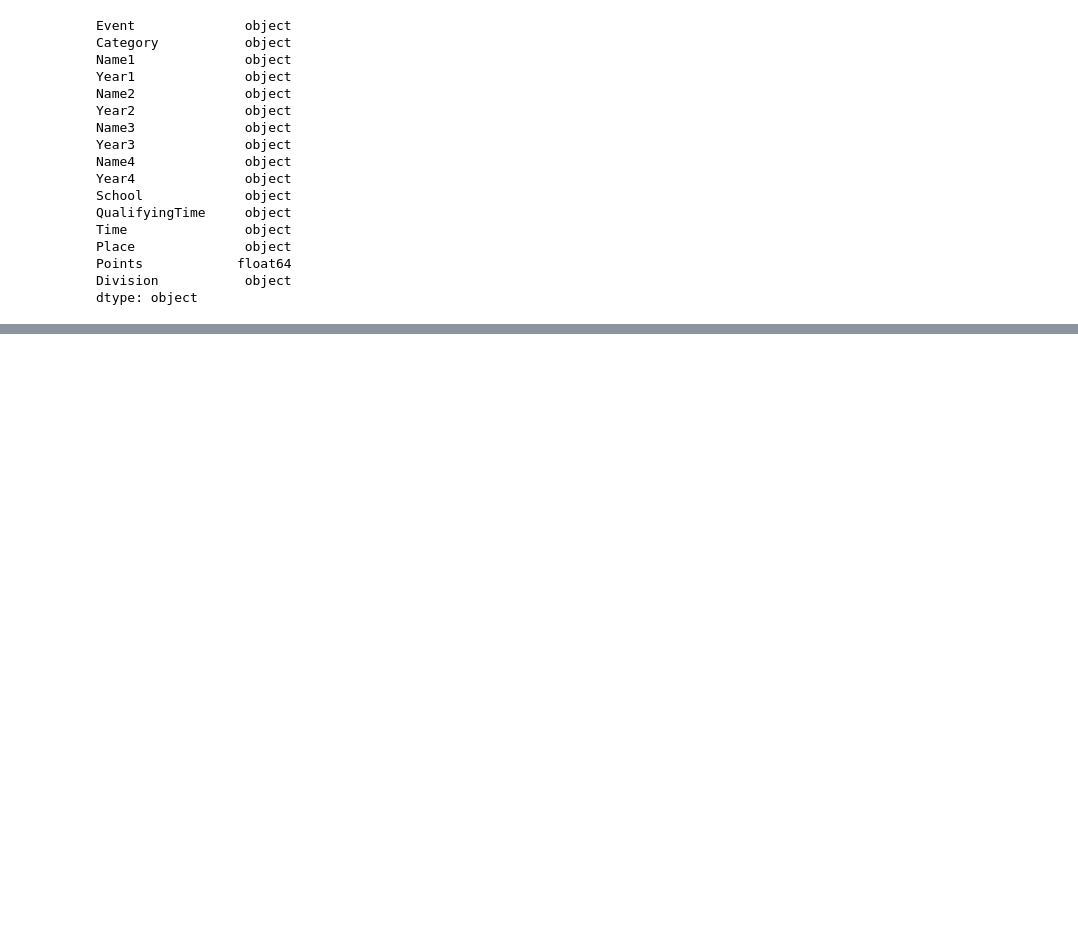
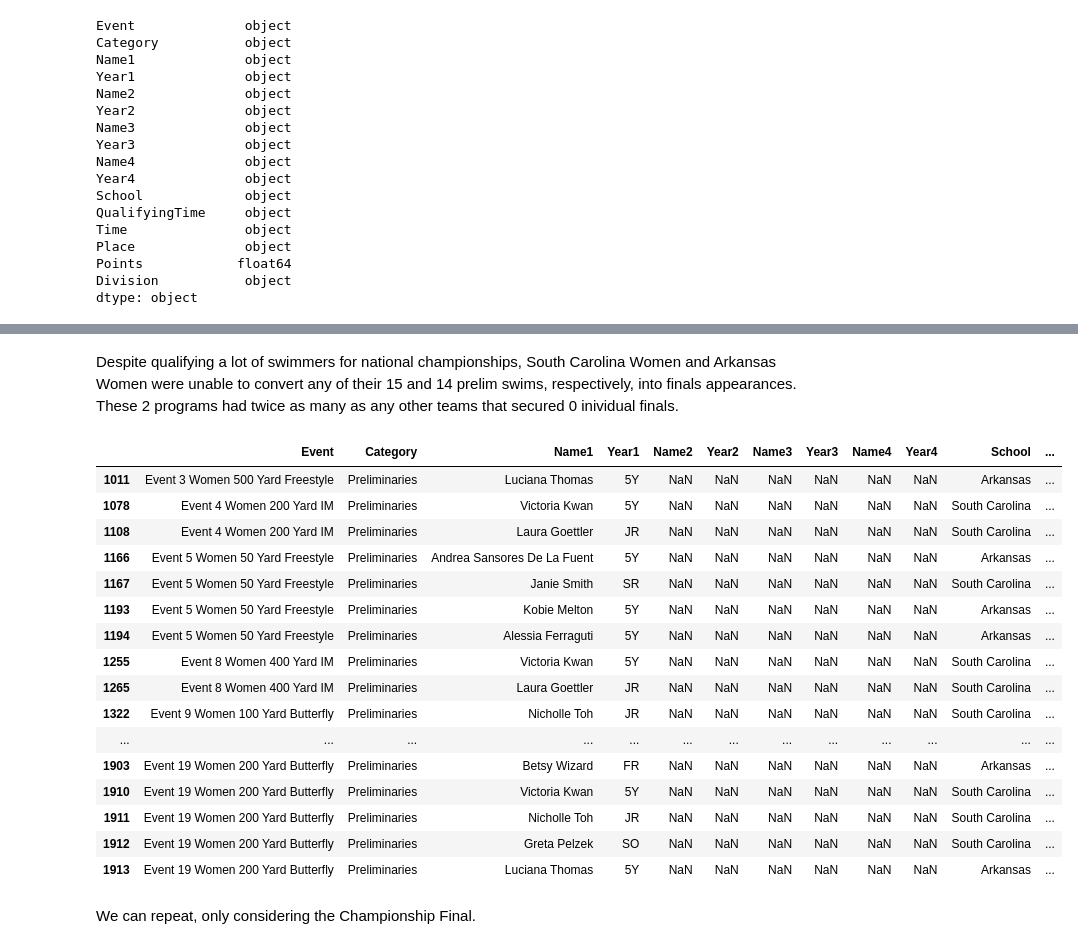
Before and after one commit to sheplock/SwimmingResults, a Jupyter notebook: analyze_NCAA2023.ipynb, the cells around one changed output, grey strips where cells are left out. Saved outputs shown, nothing was run; the diff lists cells and outputs as text; code cells hidden in the pictures; blank space fills up the shorter version.

```diff
--- a/analyze_NCAA2023.ipynb
+++ b/analyze_NCAA2023.ipynb
@@ -144,0 +231,12 @@ dfResults[(dfResults.Time=='DQ') | (dfResults.Time=='DFS')].head(50)
+# %%
+# Want to use datetime for the times, but there are some with minute values and some without
+# This will convert all times with minutes, then any that don't work will be converted as seconds
+# There are entries for DQs and DFSs that will be coerced into NaT.
+# The default is for the date to be Jan. 1, 1900, which I will leave as is. I'll only worry about
+# differences in the time pieces anyway and I can use a label to differentiate meets rather than their
+# dates anyway if I need to compare multiple meets (plus the meets are multi-day so it just becomes complicated)
+dfResults.Time = pd.to_datetime(dfResults.Time, format='%M:%S.%f', errors='coerce').fillna(
+                pd.to_datetime(dfResults.Time, format='%S.%f', errors='coerce'))
+dfResults.QualifyingTime = pd.to_datetime(dfResults.QualifyingTime, format='%M:%S.%f', errors='coerce').fillna(
+                pd.to_datetime(dfResults.QualifyingTime, format='%S.%f', errors='coerce'))
+dfResults.describe(datetime_is_numeric=True)
@@ -144,0 +718,25 @@ dfResults[(dfResults.Time=='DQ') | (dfResults.Time=='DFS')].head(50)
+# %% [markdown]
+Despite qualifying a lot of swimmers for national championships, South Carolina Women and Arkansas Women were unable to convert any of their 15 and 14 prelim swims, respectively, into finals appearances. These 2 programs had twice as many as any other teams that secured 0 inividual finals.
+# %%
+dfResults[(dfResults.School.isin(['South Carolina','Arkansas'])) & (dfResults.Division=='Women\'s DI') &
+          (dfResults.Category!='Timed Final Relay')]
+# %% [output]
+|  | Event | Category | Name1 | Year1 | Name2 | Year2 | Name3 | Year3 | Name4 | Year4 | School | ... |
+| 1011 | Event 3 Women 500 Yard Freestyle | Preliminaries | Luciana Thomas | 5Y | NaN | NaN | NaN | NaN | NaN | NaN | Arkansas | ... |
+| 1078 | Event 4 Women 200 Yard IM | Preliminaries | Victoria Kwan | 5Y | NaN | NaN | NaN | NaN | NaN | NaN | South Carolina | ... |
+| 1108 | Event 4 Women 200 Yard IM | Preliminaries | Laura Goettler | JR | NaN | NaN | NaN | NaN | NaN | NaN | South Carolina | ... |
+| 1166 | Event 5 Women 50 Yard Freestyle | Preliminaries | Andrea Sansores De La Fuent | 5Y | NaN | NaN | NaN | NaN | NaN | NaN | Arkansas | ... |
+| 1167 | Event 5 Women 50 Yard Freestyle | Preliminaries | Janie Smith | SR | NaN | NaN | NaN | NaN | NaN | NaN | South Carolina | ... |
+| 1193 | Event 5 Women 50 Yard Freestyle | Preliminaries | Kobie Melton | 5Y | NaN | NaN | NaN | NaN | NaN | NaN | Arkansas | ... |
+| 1194 | Event 5 Women 50 Yard Freestyle | Preliminaries | Alessia Ferraguti | 5Y | NaN | NaN | NaN | NaN | NaN | NaN | Arkansas | ... |
+| 1255 | Event 8 Women 400 Yard IM | Preliminaries | Victoria Kwan | 5Y | NaN | NaN | NaN | NaN | NaN | NaN | South Carolina | ... |
+| 1265 | Event 8 Women 400 Yard IM | Preliminaries | Laura Goettler | JR | NaN | NaN | NaN | NaN | NaN | NaN | South Carolina | ... |
+| 1322 | Event 9 Women 100 Yard Butterfly | Preliminaries | Nicholle Toh | JR | NaN | NaN | NaN | NaN | NaN | NaN | South Carolina | ... |
+| ... | ... | ... | ... | ... | ... | ... | ... | ... | ... | ... | ... | ... |
+| 1903 | Event 19 Women 200 Yard Butterfly | Preliminaries | Betsy Wizard | FR | NaN | NaN | NaN | NaN | NaN | NaN | Arkansas | ... |
+| 1910 | Event 19 Women 200 Yard Butterfly | Preliminaries | Victoria Kwan | 5Y | NaN | NaN | NaN | NaN | NaN | NaN | South Carolina | ... |
+| 1911 | Event 19 Women 200 Yard Butterfly | Preliminaries | Nicholle Toh | JR | NaN | NaN | NaN | NaN | NaN | NaN | South Carolina | ... |
+| 1912 | Event 19 Women 200 Yard Butterfly | Preliminaries | Greta Pelzek | SO | NaN | NaN | NaN | NaN | NaN | NaN | South Carolina | ... |
+| 1913 | Event 19 Women 200 Yard Butterfly | Preliminaries | Luciana Thomas | 5Y | NaN | NaN | NaN | NaN | NaN | NaN | Arkansas | ... |
+# %% [markdown]
+We can repeat, only considering the Championship Final.
```
Also changed, not shown: parts of 86 cells of this notebook.
